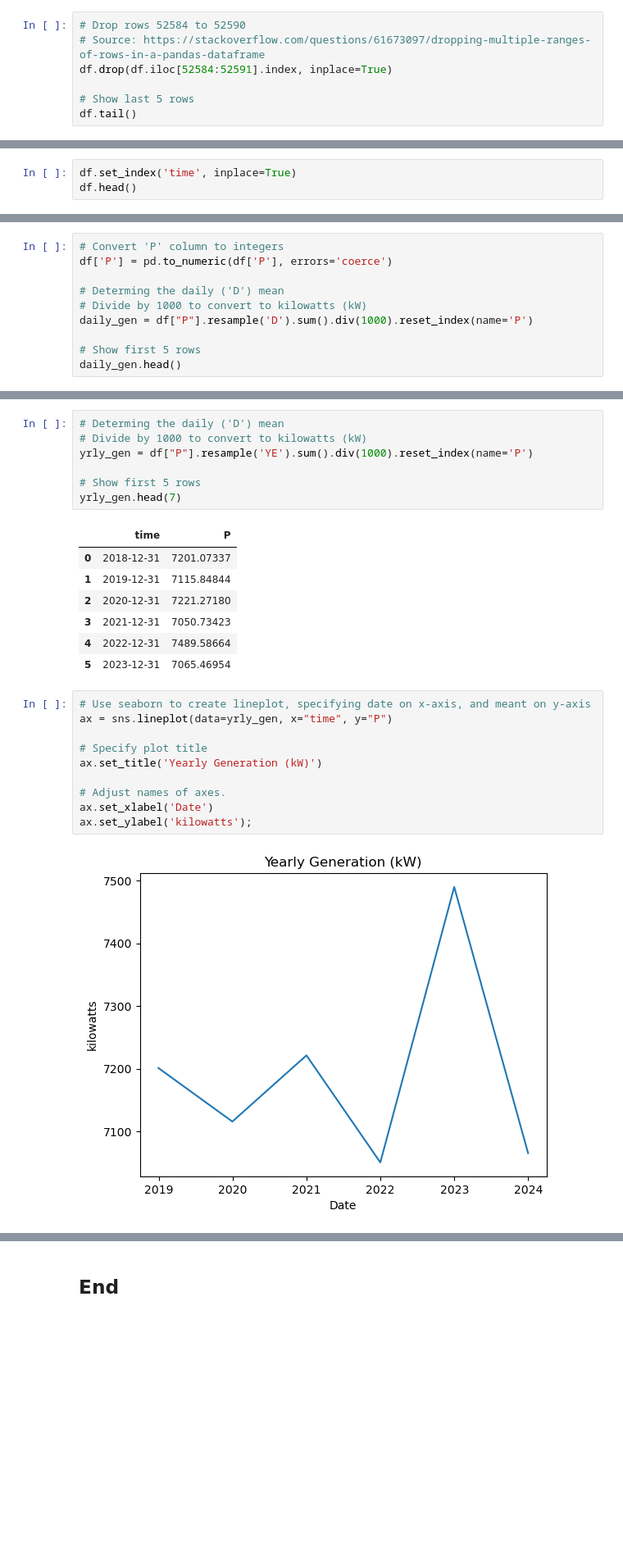
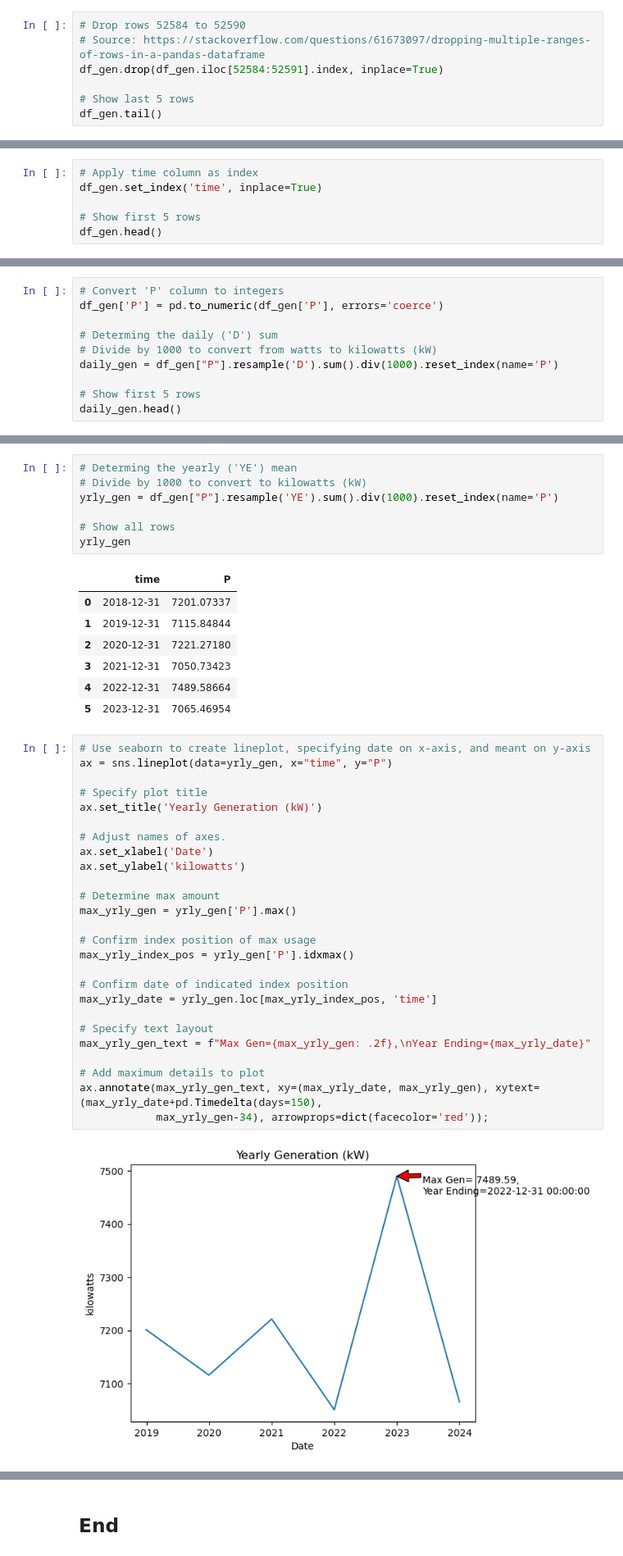
Before and after one commit to danielfinnerty/PFDA, a Jupyter notebook: project/solar_assessment.ipynb, the cells around one changed output, grey strips where cells are left out. Shown: that part at 82% size. Cells and saved outputs as stored; diff of their text form; blank space fills up the shorter version.

```diff
--- a/project/solar_assessment.ipynb
+++ b/project/solar_assessment.ipynb
@@ -523,10 +516,10 @@ df.tail(10)
 # %%
 # Drop rows 52584 to 52590
 # Source: https://stackoverflow.com/questions/61673097/dropping-multiple-ranges-of-rows-in-a-pandas-dataframe
-df.drop(df.iloc[52584:52591].index, inplace=True)
+df_gen.drop(df_gen.iloc[52584:52591].index, inplace=True)
 
 # Show last 5 rows
-df.tail()
+df_gen.tail()
 # %% [output]
 |  | time | P | G(i) | H_sun | T2m | WS10m | Int |
 | 52579 | 20231231:1911 | 0.0 | 0.0 | 0.0 | 6.72 | 6.07 | 0.0 |
@@ -580,6 +579,9 @@ df.head()
 # %%
-df.set_index('time', inplace=True)
-df.head()
+# Apply time column as index
+df_gen.set_index('time', inplace=True)
+
+# Show first 5 rows
+df_gen.head()
 # %% [output]
 |  | P | G(i) | H_sun | T2m | WS10m | Int |
 | time |  |  |  |  |  |  |
@@ -627,10 +646,10 @@ Above shows pandas sees the 'P' column as a string. This needs to be converted t
 # %%
 # Convert 'P' column to integers
-df['P'] = pd.to_numeric(df['P'], errors='coerce')
+df_gen['P'] = pd.to_numeric(df_gen['P'], errors='coerce')
 
-# Determing the daily ('D') mean
-# Divide by 1000 to convert to kilowatts (kW)
-daily_gen = df["P"].resample('D').sum().div(1000).reset_index(name='P')
+# Determing the daily ('D') sum
+# Divide by 1000 to convert from watts to kilowatts (kW)
+daily_gen = df_gen["P"].resample('D').sum().div(1000).reset_index(name='P')
 
 # Show first 5 rows
 daily_gen.head()
@@ -682,10 +745,10 @@ ax.set_ylabel('kilowatts');
 # %%
-# Determing the daily ('D') mean
+# Determing the yearly ('YE') mean
 # Divide by 1000 to convert to kilowatts (kW)
-yrly_gen = df["P"].resample('YE').sum().div(1000).reset_index(name='P')
+yrly_gen = df_gen["P"].resample('YE').sum().div(1000).reset_index(name='P')
 
-# Show first 5 rows
-yrly_gen.head(7)
+# Show all rows
+yrly_gen
 # %% [output]
 |  | time | P |
 | 0 | 2018-12-31 | 7201.07337 |
@@ -697,12 +760,28 @@ yrly_gen.head(7)
 # %%
 # Use seaborn to create lineplot, specifying date on x-axis, and meant on y-axis
 ax = sns.lineplot(data=yrly_gen, x="time", y="P")
 
 # Specify plot title
 ax.set_title('Yearly Generation (kW)')
 
 # Adjust names of axes.
 ax.set_xlabel('Date')
-ax.set_ylabel('kilowatts');
+ax.set_ylabel('kilowatts')
+
+# Determine max amount
+max_yrly_gen = yrly_gen['P'].max()
+
+# Confirm index position of max usage
+max_yrly_index_pos = yrly_gen['P'].idxmax()
+
+# Confirm date of indicated index position
+max_yrly_date = yrly_gen.loc[max_yrly_index_pos, 'time']
+
+# Specify text layout
+max_yrly_gen_text = f"Max Gen={max_yrly_gen: .2f},\nYear Ending={max_yrly_date}"
+
+# Add maximum details to plot
+ax.annotate(max_yrly_gen_text, xy=(max_yrly_date, max_yrly_gen), xytext=(max_yrly_date+pd.Timedelta(days=150),
+            max_yrly_gen-34), arrowprops=dict(facecolor='red'));
 # %% [output]
-[figure, old version]
+[figure, new version]
```
Also changed, not shown: parts of 33 cells of this notebook, 1 other file.
